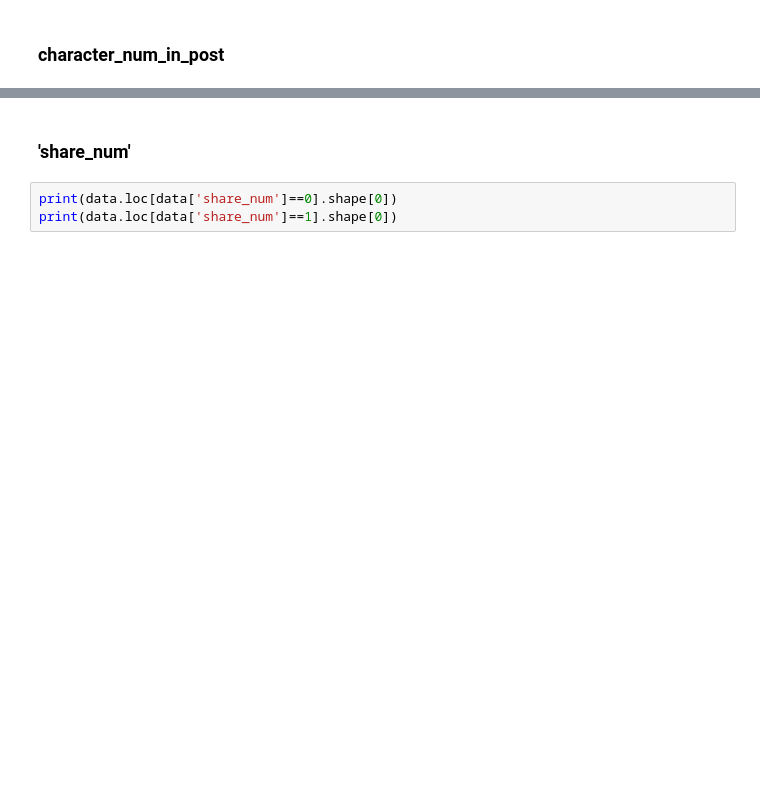
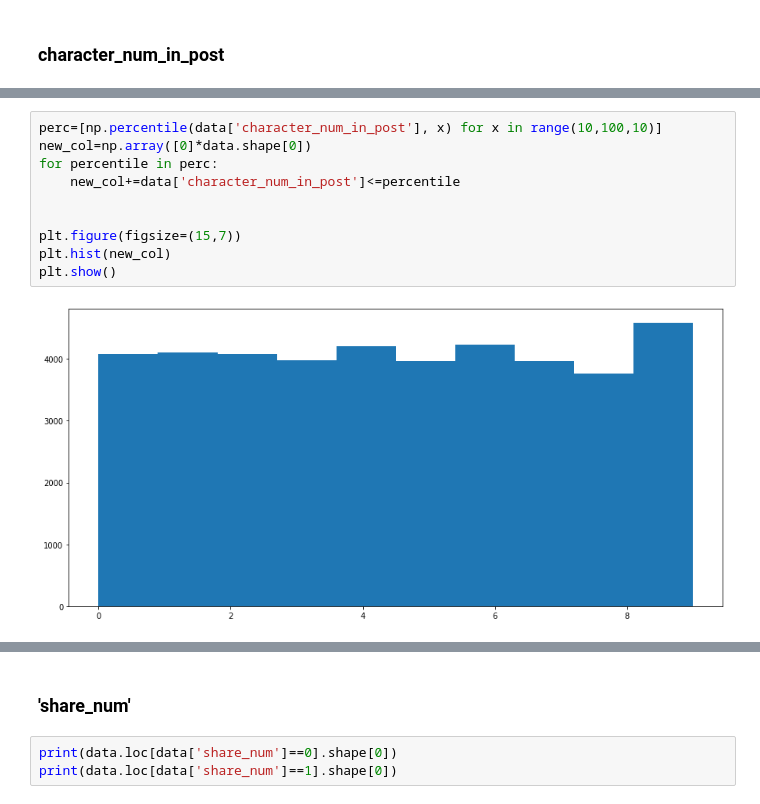
Before and after one commit to HollowPrincess/ML-introduction-2019, a Jupyter notebook: linear_regression/visualizations.ipynb, the cells around one changed output, grey strips where cells are left out. Drawn from its saved outputs; the diff is of its cells as text; blank space fills up the shorter version.

```diff
--- a/linear_regression/visualizations.ipynb
+++ b/linear_regression/visualizations.ipynb
@@ -324,0 +412,12 @@ plt.show()
+# %%
+perc=[np.percentile(data['character_num_in_post'], x) for x in range(10,100,10)]
+new_col=np.array([0]*data.shape[0])
+for percentile in perc:
+    new_col+=data['character_num_in_post']<=percentile
+
+
+plt.figure(figsize=(15,7))
+plt.hist(new_col)
+plt.show()
+# %% [output]
+[figure, added]
```
Also changed, not shown: parts of 29 cells of this notebook.
